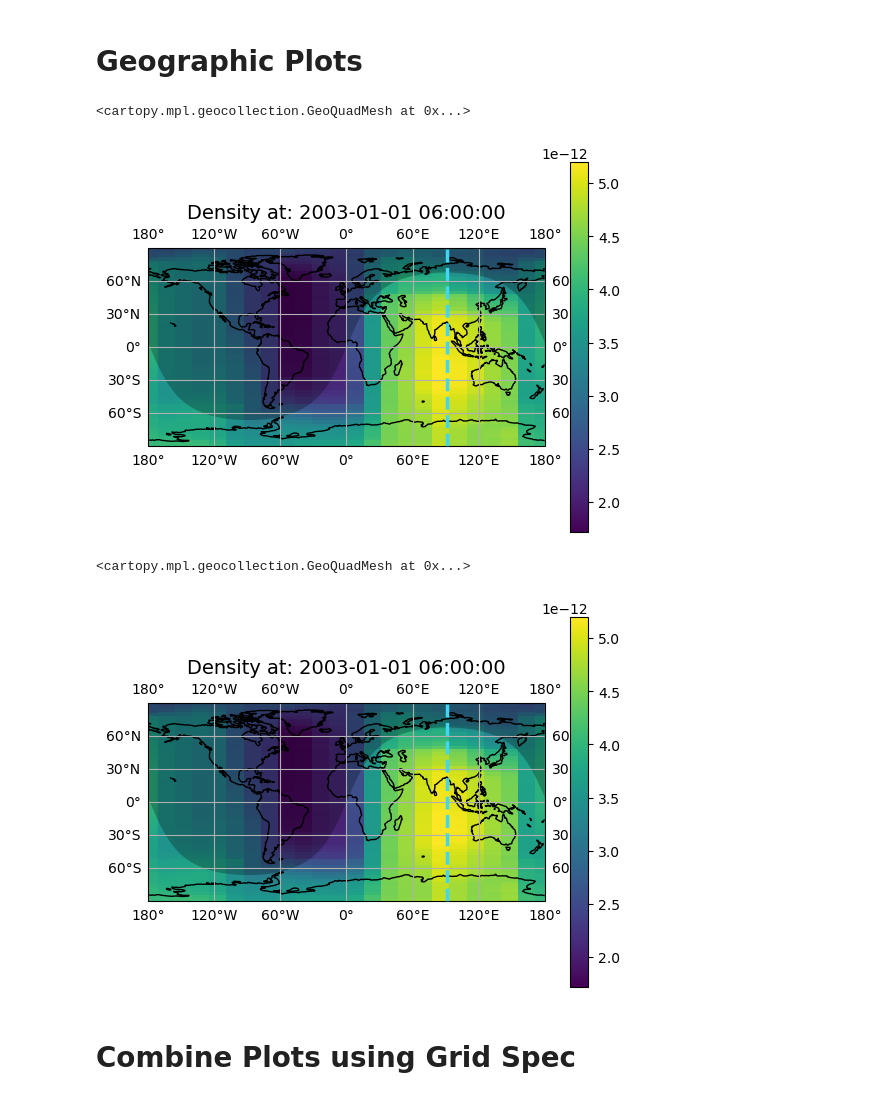
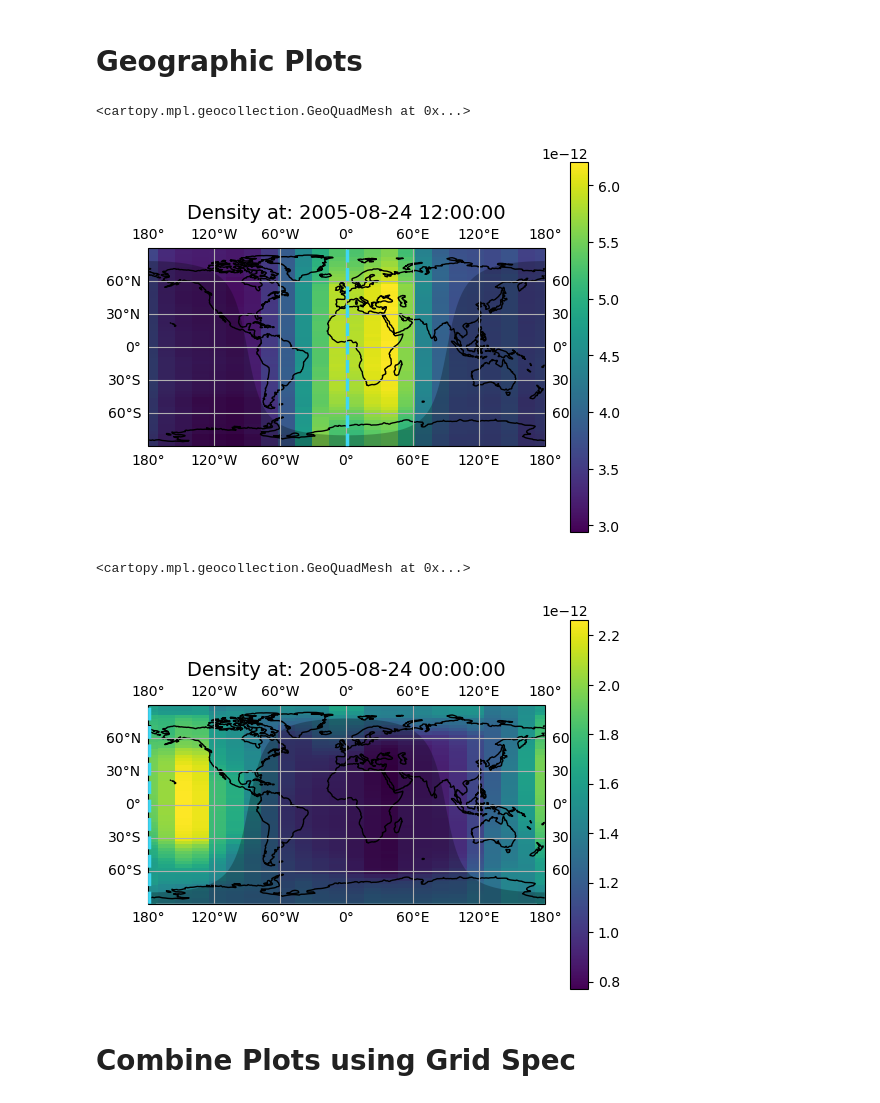
Before and after one commit to kylermurphy/mltdm, a Jupyter notebook: Notebooks/RF_predict.ipynb, the cells around one changed output. Drawn from its saved outputs; the diff is of its cells as text; code cells hidden in the pictures.

```diff
--- a/Notebooks/RF_predict.ipynb
+++ b/Notebooks/RF_predict.ipynb
@@ -81,22 +83,22 @@ rf_mod.plot_dpolar(denMLT,cmap=plt.cm.plasma, date='2003-01-01 00:15', vmin=2E-1
 # predict density on a geographic grid
 # over a 3 day period
 
-denGeo = rf_mod.pred_den_geo(sdate='2003-01-01 00:00:00', edate='2003-01-03 00:00:00')
+denGeo = rf_mod.pred_den_geo(sdate='2005-08-23 12:00:00', edate='2005-08-25 12:00:00')
 # %%
 # plot the density at specific time on the created figure
 fig2 = plt.figure()
 ax2 = fig2.add_subplot(111,projection=ccrs.PlateCarree())
-rf_mod.plot_dgeo(denGeo, ax=ax2, date='2003-01-01 06:00:00')
+rf_mod.plot_dgeo(denGeo, ax=ax2, date='2005-08-24 12:00:00')
 # %% [output]
 <cartopy.mpl.geocollection.GeoQuadMesh at 0x...>
-[figure, old version]
+[figure, new version]
 # %%
 fig2 = plt.figure()
 ax2 = fig2.add_subplot(111,projection=ccrs.PlateCarree())
-rf_mod.plot_dgeo(denGeo, ax=ax2, date='2003-01-01 06:00:00')
+rf_mod.plot_dgeo(denGeo, ax=ax2, date='2005-08-24 00:00:00')
 # %% [output]
 <cartopy.mpl.geocollection.GeoQuadMesh at 0x...>
-[figure, old version]
+[figure, new version]
 # %% [markdown]
 # Combine Plots using Grid Spec
 # %%
```
Also changed, not shown: parts of 4 cells of this notebook, 3 other files.
